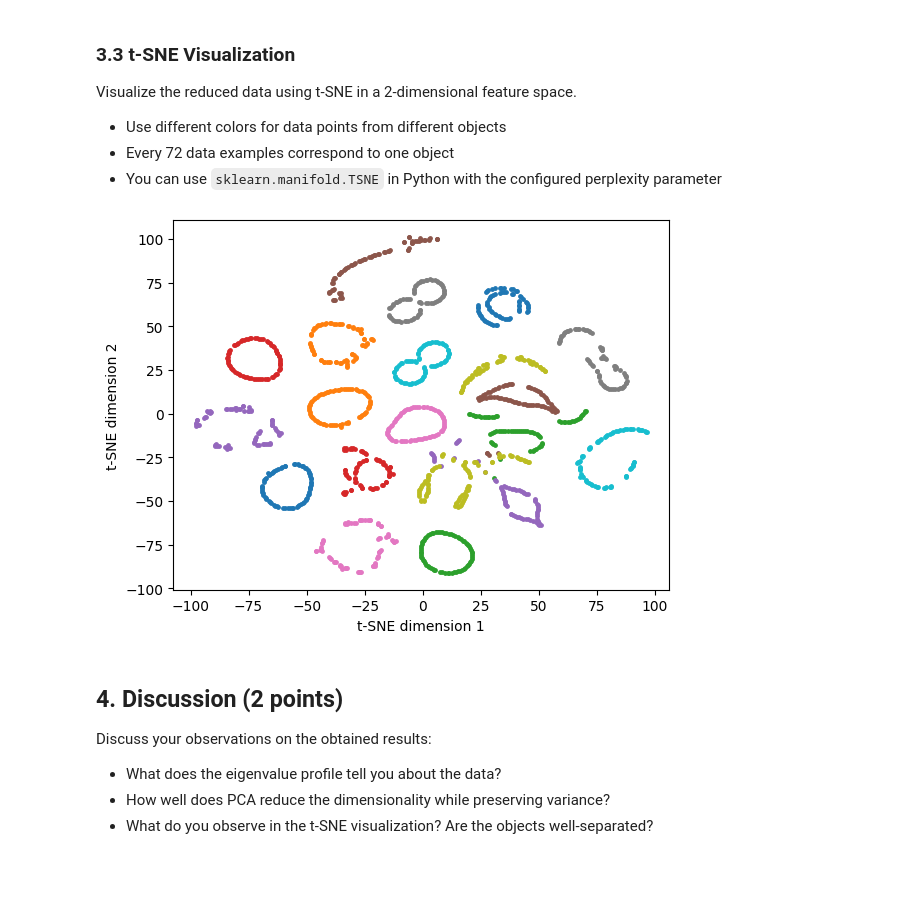
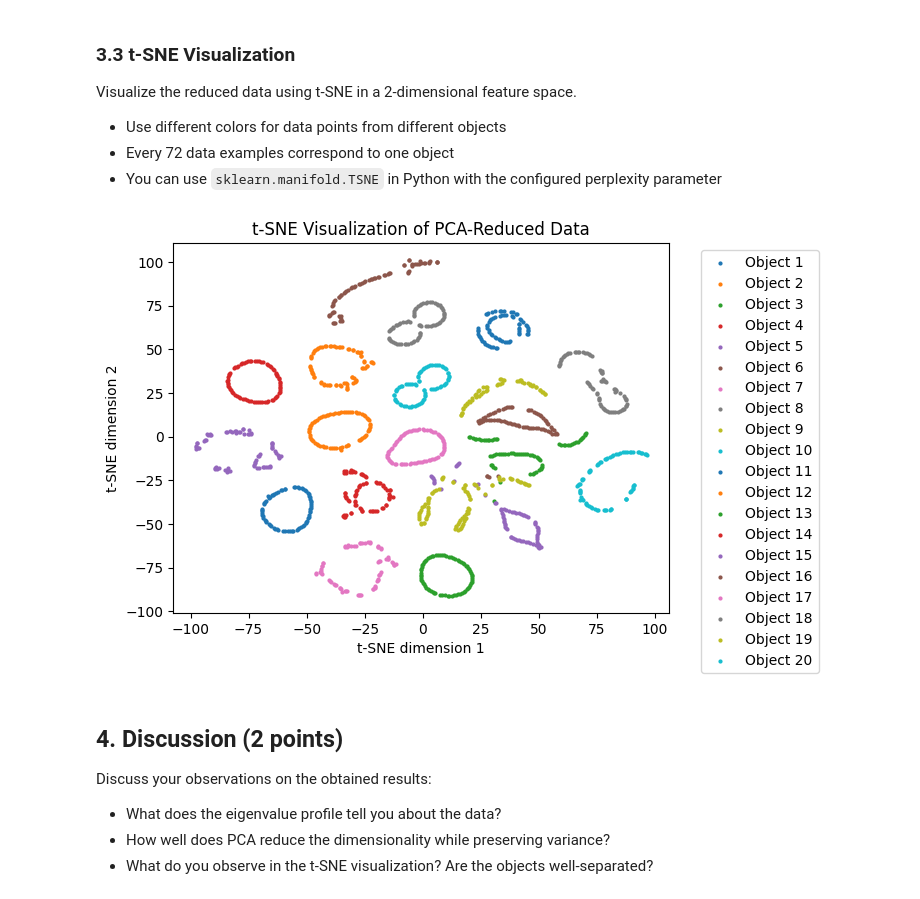
Before and after one commit to HSdeH/ml, a Jupyter notebook: a1/assignment1.ipynb, the cells around one changed output. Drawn from its saved outputs; the diff is of its cells as text; code cells hidden in the pictures; blank space fills up the shorter version.

```diff
--- a/a1/assignment1.ipynb
+++ b/a1/assignment1.ipynb
@@ -179,21 +202,23 @@ Visualize the reduced data using t-SNE in a 2-dimensional feature space.
 # %%
 num_objects = 20
 samples_per_object = 72
 
 labels = np.repeat(np.arange(num_objects), samples_per_object)
 
 Z_tsne = TSNE(n_components=2, perplexity=tsne_perplexity).fit_transform(Z_d)
 
 for obj in range(num_objects):
     idx = labels == obj
-    plt.scatter(Z_tsne[idx, 0], Z_tsne[idx, 1], label=f"Object {obj + 1}", s=6)
+    plt.scatter(Z_tsne[idx, 0], Z_tsne[idx, 1], label=f"Object {obj + 1}", s=4)
 
 plt.xlabel("t-SNE dimension 1")
 plt.ylabel("t-SNE dimension 2")
+plt.title("t-SNE Visualization of PCA-Reduced Data")
+plt.legend(bbox_to_anchor=(1.05, 1), loc='upper left')
 
 plt.show()
 # %% [output]
-[figure, old version]
+[figure, new version]
 # %% [markdown]
 ## 4. Discussion (2 points)
 
```
Also changed, not shown: parts of 5 cells of this notebook.
